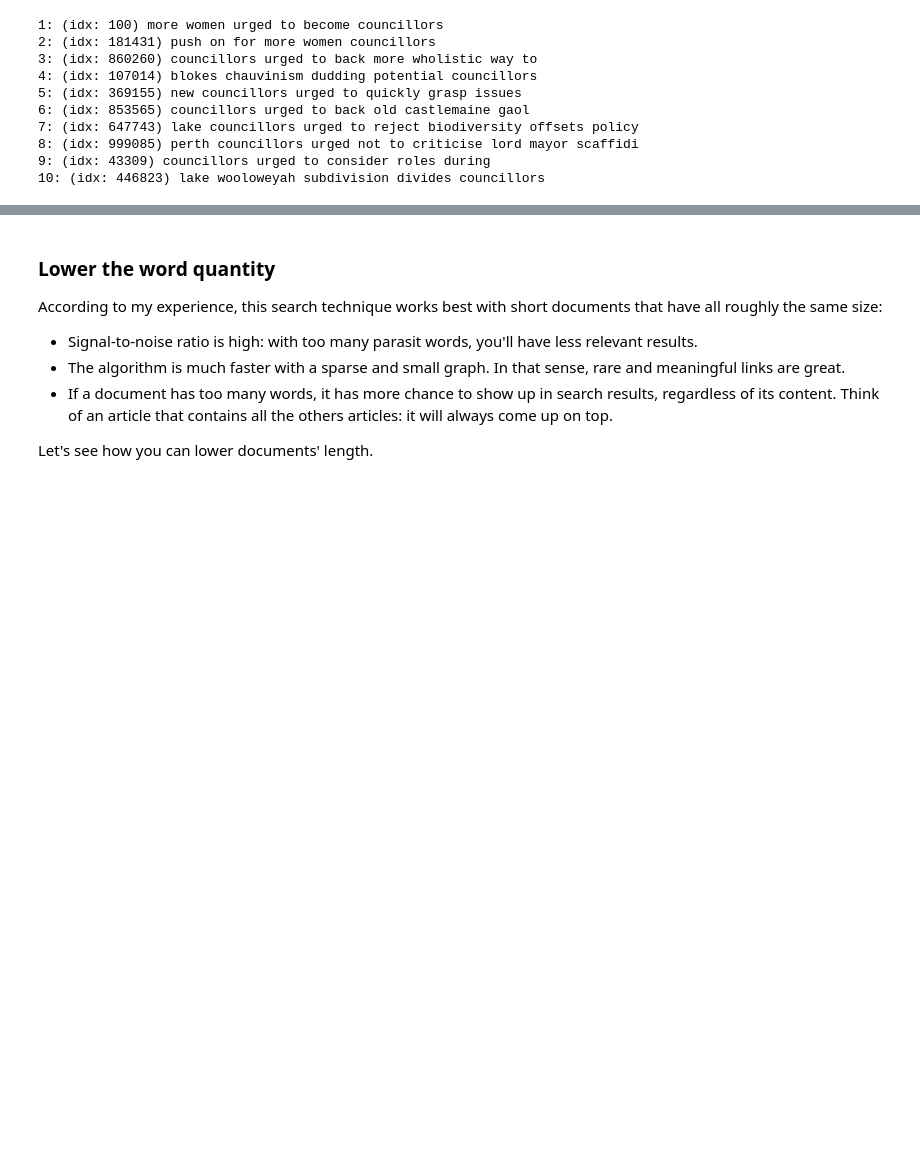
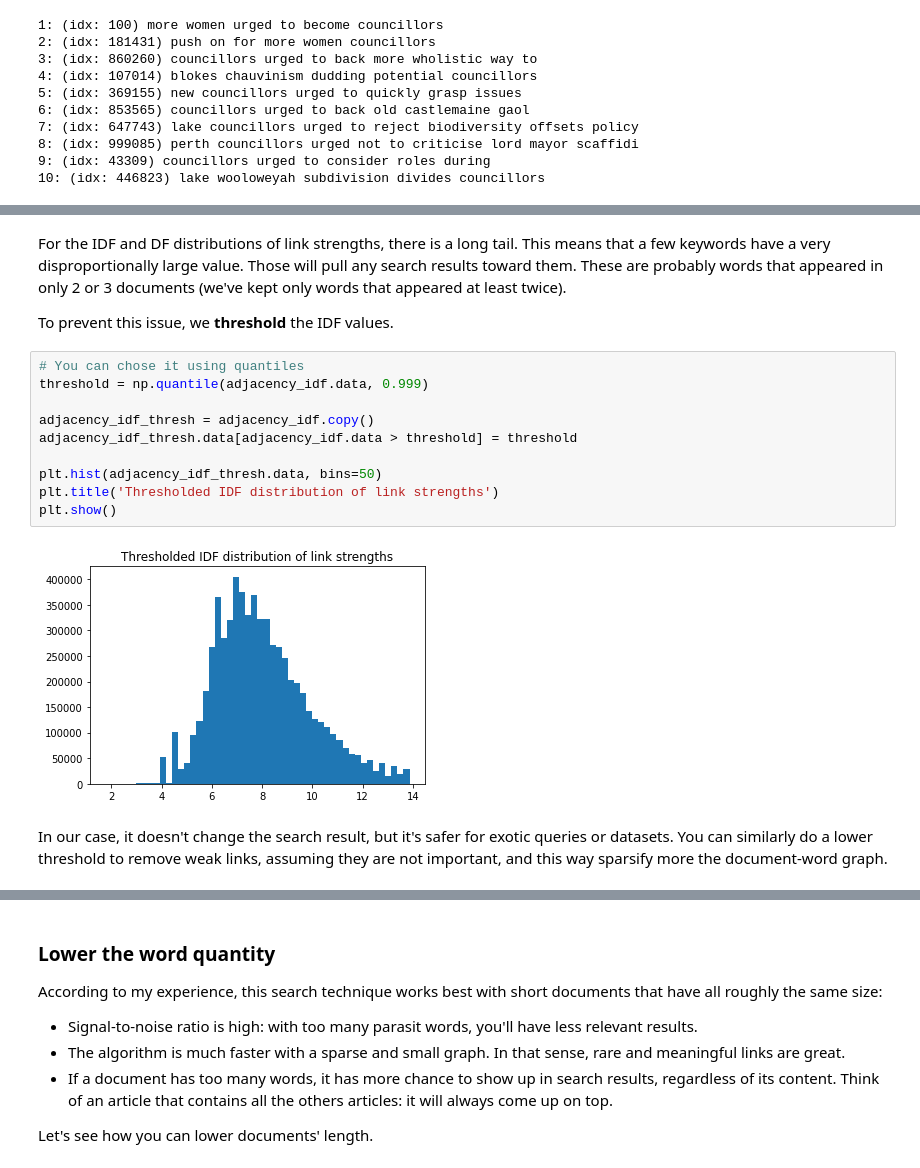
Before and after one commit to oulianov/explorative-search, a Jupyter notebook: graph-search.ipynb, the cells around one changed output, grey strips where cells are left out. Saved outputs shown, nothing was run; the diff lists cells and outputs as text; blank space fills up the shorter version.

```diff
--- a/graph-search.ipynb
+++ b/graph-search.ipynb
@@ -176,0 +361,18 @@ Quality and relevancy of search results heavily depends on the quality of the un
+# %% [markdown]
+For the IDF and DF distributions of link strengths, there is a long tail. This means that a few keywords have a very disproportionally large value. Those will pull any search results toward them. These are probably words that appeared in only 2 or 3 documents (we've kept only words that appeared at least twice).
+
+To prevent this issue, we **threshold** the IDF values.
+# %%
+# You can chose it using quantiles
+threshold = np.quantile(adjacency_idf.data, 0.999)
+
+adjacency_idf_thresh = adjacency_idf.copy()
+adjacency_idf_thresh.data[adjacency_idf.data > threshold] = threshold
+
+plt.hist(adjacency_idf_thresh.data, bins=50)
+plt.title('Thresholded IDF distribution of link strengths')
+plt.show()
+# %% [output]
+[figure, added]
+# %% [markdown]
+In our case, it doesn't change the search result, but it's safer for exotic queries or datasets. You can similarly do a lower threshold to remove weak links, assuming they are not important, and this way sparsify more the document-word graph.
```
Also changed, not shown: parts of 64 cells of this notebook.
